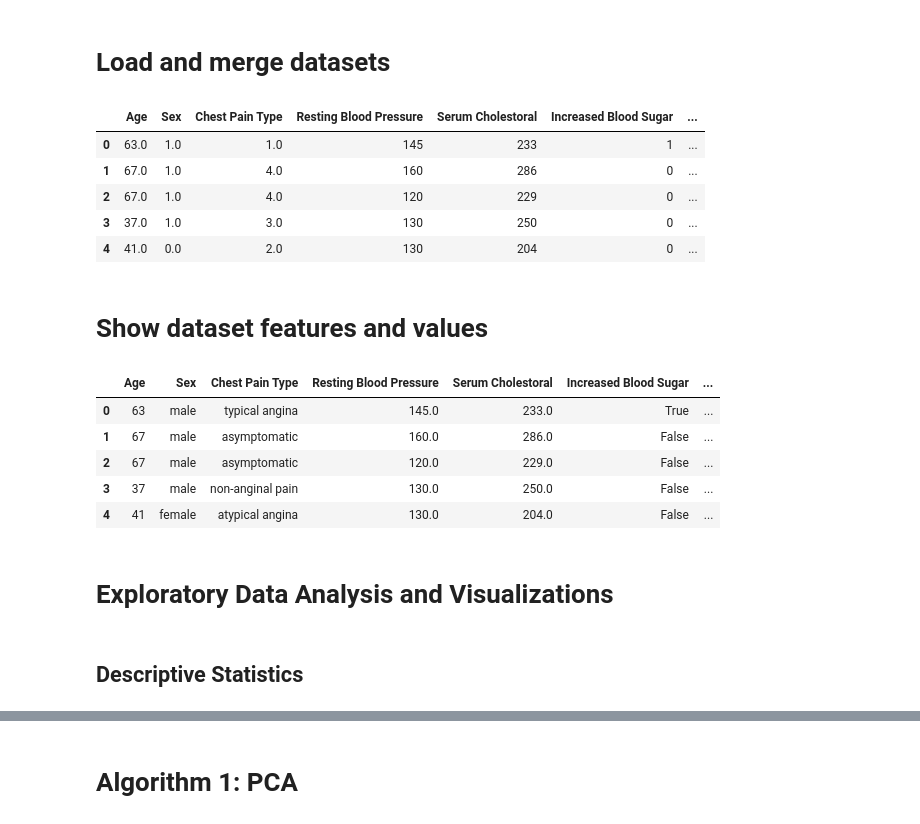
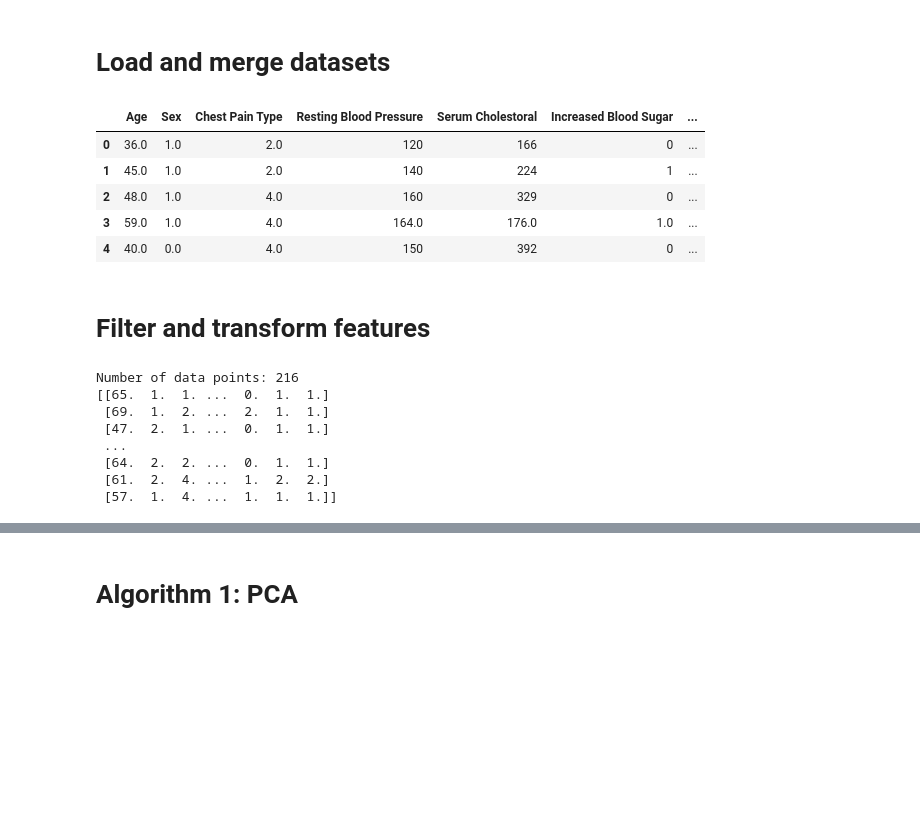
Before and after one commit to se21m024/DataScience, a Jupyter notebook: Exercise 2/se21m024_Stummer_ex2_Dim_Reduction_Small.ipynb, the cells around one changed output, grey strips where cells are left out. Cells and saved outputs as stored; diff of their text form; code cells hidden in the pictures; blank space fills up the shorter version.

Commit message:
ex2 - started report for small data set

```diff
--- a/Exercise 2/se21m024_Stummer_ex2_Dim_Reduction_Small.ipynb
+++ b/Exercise 2/se21m024_Stummer_ex2_Dim_Reduction_Small.ipynb
@@ -40,30 +41,30 @@ pd.options.display.max_columns = None
 # %%
 # Only examine processed data with a subset of 14 attributes
 
 columns = [
     'Age', 'Sex', 'Chest Pain Type', 'Resting Blood Pressure', 'Serum Cholestoral',
     'Increased Blood Sugar', 'Electrocardiographic', 'Peak Heart Rate', 'Angina',
     'ST depression', 'Peak Exercise ST Segment', 'Major Vessels', 'Thal', 'Diagnosis']
 
 cleveland_raw_data = pd.read_csv('https://archive.ics.uci.edu/ml/machine-learning-databases/heart-disease/processed.cleveland.data', sep=',', names = columns, skipinitialspace=True)
 hungarian_raw_data = pd.read_csv('https://archive.ics.uci.edu/ml/machine-learning-databases/heart-disease/processed.hungarian.data', sep=',', names = columns, skipinitialspace=True)
 switzerland_raw_data = pd.read_csv('https://archive.ics.uci.edu/ml/machine-learning-databases/heart-disease/processed.switzerland.data', sep=',', names = columns, skipinitialspace=True)
 va_raw_data = pd.read_csv('https://archive.ics.uci.edu/ml/machine-learning-databases/heart-disease/processed.va.data', sep=',', names = columns, skipinitialspace=True)
 
 raw_data = pd.concat([cleveland_raw_data, hungarian_raw_data, switzerland_raw_data, va_raw_data])
 
 # re-shuffle records just to randomize data points
-#raw_data = raw_data.sample(frac=1, random_state=42).reset_index(drop=True)
+raw_data = raw_data.sample(frac=1, random_state=42).reset_index(drop=True)
 raw_data.head()
 # %% [output]
 |  | Age | Sex | Chest Pain Type | Resting Blood Pressure | Serum Cholestoral | Increased Blood Sugar | ... |
-| 0 | 63.0 | 1.0 | 1.0 | 145 | 233 | 1 | ... |
-| 1 | 67.0 | 1.0 | 4.0 | 160 | 286 | 0 | ... |
-| 2 | 67.0 | 1.0 | 4.0 | 120 | 229 | 0 | ... |
-| 3 | 37.0 | 1.0 | 3.0 | 130 | 250 | 0 | ... |
-| 4 | 41.0 | 0.0 | 2.0 | 130 | 204 | 0 | ... |
+| 0 | 36.0 | 1.0 | 2.0 | 120 | 166 | 0 | ... |
+| 1 | 45.0 | 1.0 | 2.0 | 140 | 224 | 1 | ... |
+| 2 | 48.0 | 1.0 | 4.0 | 160 | 329 | 0 | ... |
+| 3 | 59.0 | 1.0 | 4.0 | 164.0 | 176.0 | 1.0 | ... |
+| 4 | 40.0 | 0.0 | 4.0 | 150 | 392 | 0 | ... |
-# %% [markdown]
-# Show dataset features and values
+# %% [markdown]
+# Filter and transform features
 # %%
 data=raw_data
 
@@ -103,7 +104,7 @@ def processColumn(data, column, isFloat=False, categoryMapping=None, categories=
         data[column] = parseFloat(data[column])
 
     # (optional) Filter records that contain one or more invalid columns
-    #data = data.drop(data[data[column].isnull()].index)
+    data = data.drop(data[data[column].isnull()].index)
 
     # Append to global array
     if categoryMapping is None:
@@ -115,7 +116,7 @@ def processColumn(data, column, isFloat=False, categoryMapping=None, categories=
         data[categoryColumn] = data[column].apply(categoryMapping)
 
         # (optional) Filter records that contain one or more invalid columns
-        #data = data.drop(data[data[categoryColumn].isnull()].index)
+        data = data.drop(data[data[categoryColumn].isnull()].index)
 
         # Add category
         data[categoryColumn] = pd.Categorical(data[categoryColumn], categories=categories)
@@ -182,15 +183,34 @@ data = processColumn(data=data, column='Diagnosis',
 categoryMapping=(lambda value: '< 50% diameter narrowing' if value == 0 else '> 50% diameter narrowing' if value == 1 else None),
 categories=['< 50% diameter narrowing', '> 50% diameter narrowing'])
 
-data.head()
+#data.head()
+
+# Convert to categories
+for column in categoryColumns:
+    data[column] = pd.factorize(data[column])[0] + 1
+
+#data.head(5)
+
+def parseFloatElementSafe(y):
+    try:
+        return float(y)
+    except:
+        return None
+
+def parseFloat(x):
+    return x.apply(lambda value: parseFloatElementSafe(value))
+
+data = data.apply(parseFloat)
+data = data.dropna()
+data_array = data.to_numpy()
+print("Number of data points: " + str(len(data_array)))
+print(data_array)
 # %% [output]
-|  | Age | Sex | Chest Pain Type | Resting Blood Pressure | Serum Cholestoral | Increased Blood Sugar | ... |
-| 0 | 63 | male | typical angina | 145.0 | 233.0 | True | ... |
-| 1 | 67 | male | asymptomatic | 160.0 | 286.0 | False | ... |
-| 2 | 67 | male | asymptomatic | 120.0 | 229.0 | False | ... |
-| 3 | 37 | male | non-anginal pain | 130.0 | 250.0 | False | ... |
-| 4 | 41 | female | atypical angina | 130.0 | 204.0 | False | ... |
+Number of data points: 216
+[[65.  1.  1. ...  0.  1.  1.]
+ [69.  1.  2. ...  2.  1.  1.]
+ [47.  2.  1. ...  0.  1.  1.]
+ ...
+ [64.  2.  2. ...  0.  1.  1.]
+ [61.  2.  4. ...  1.  2.  2.]
+ [57.  1.  4. ...  1.  1.  1.]]
-# %% [markdown]
-# Exploratory Data Analysis and Visualizations
-# %% [markdown]
-## Descriptive Statistics
```
Also changed, not shown: parts of 13 cells of this notebook, 5 other files.
